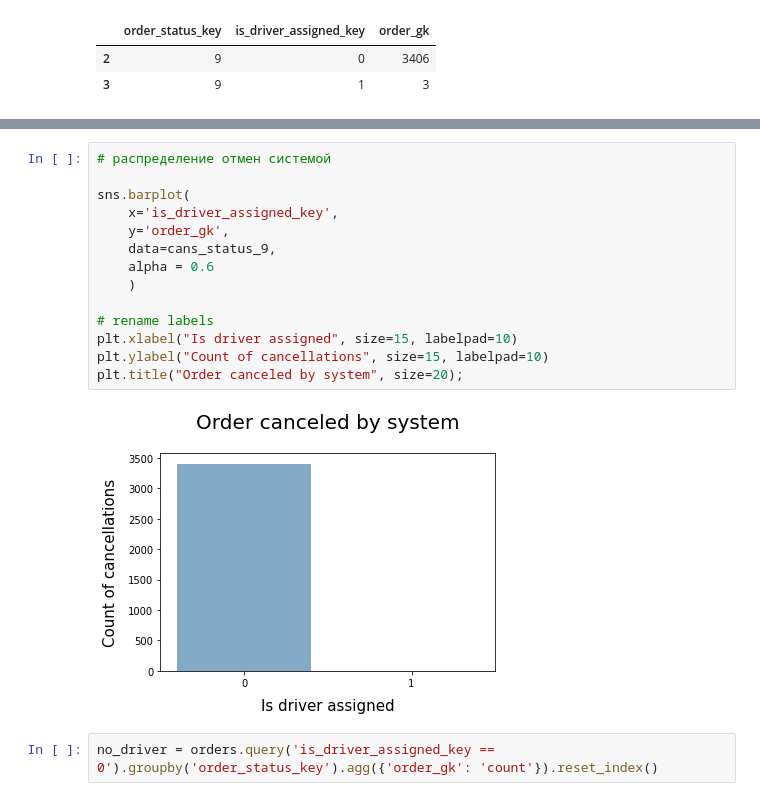
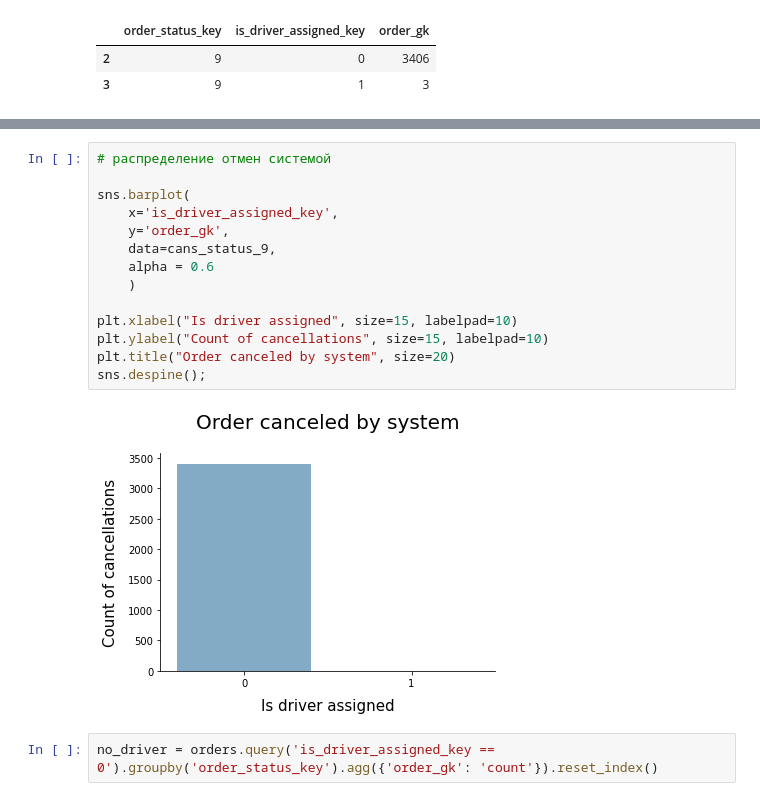
Before and after one commit to ELuparev/taxi_data_analysis, a Jupyter notebook: gett_data_analysis.ipynb, the cells around one changed output, grey strips where cells are left out. Drawn from its saved outputs; the diff is of its cells as text.

```diff
--- a/gett_data_analysis.ipynb
+++ b/gett_data_analysis.ipynb
@@ -143,19 +130,19 @@ sns.despine();
 # %%
 # распределение отмен системой
 
 sns.barplot(
     x='is_driver_assigned_key',
     y='order_gk',
     data=cans_status_9,
     alpha = 0.6
     )
 
-# rename labels
 plt.xlabel("Is driver assigned", size=15, labelpad=10)
 plt.ylabel("Count of cancellations", size=15, labelpad=10)
-plt.title("Order canceled by system", size=20);
+plt.title("Order canceled by system", size=20)
+sns.despine();
 # %% [output]
-[figure, old version]
+[figure, new version]
 # %%
 no_driver = orders.query('is_driver_assigned_key == 0').groupby('order_status_key').agg({'order_gk': 'count'}).reset_index()
 # %%
```
Also changed, not shown: parts of 8 cells of this notebook.
